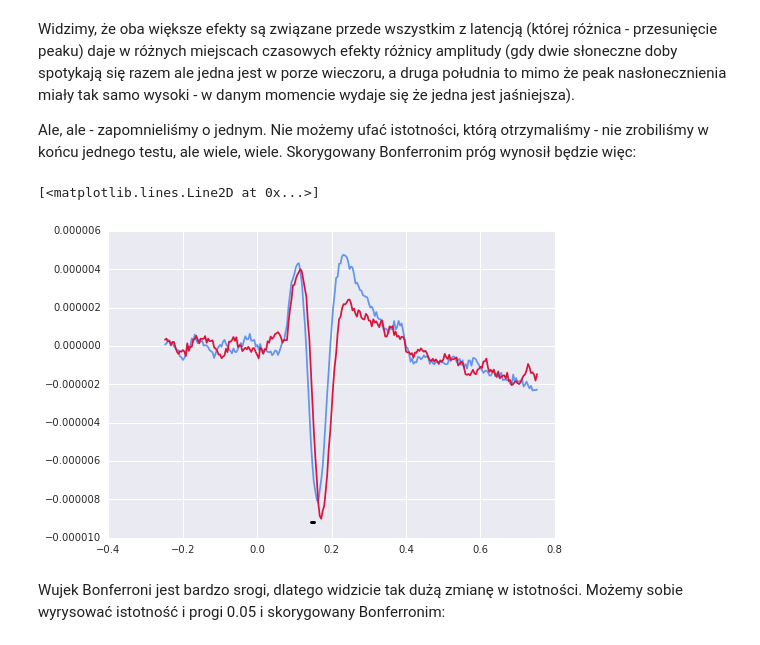
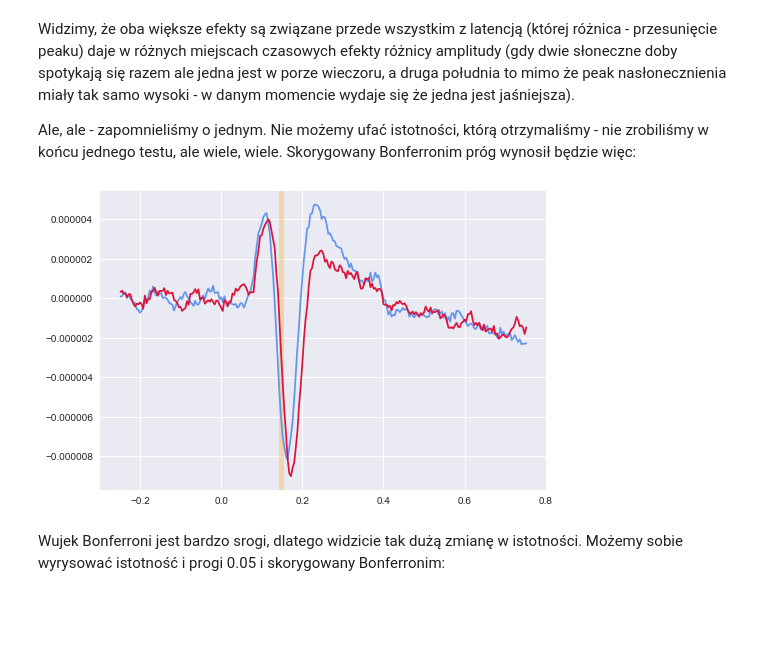
Before and after one commit to mmagnuski/mozg-rozpajton, a Jupyter notebook: notebooks/zajecia_5.ipynb, the cells around one changed output. Drawn from its saved outputs; the diff is of its cells as text; code cells hidden in the pictures; blank space fills up the shorter version.

```diff
--- a/notebooks/zajecia_5.ipynb
+++ b/notebooks/zajecia_5.ipynb
@@ -572,0 +562,9 @@ plt.plot(erp_face.T);
+# %%
+import numpy as np
+
+erp_face = list()
+erp_car = list()
+
+for this_epoch in epoch_list:
+    erp_face.append(______) # w środku robimy erpa z this_epoch dla danego warunku
+    erp_car.append(______) # w środku robimy erpa z this_epoch dla danego warunku
@@ -603,0 +616,15 @@ plt.plot(avg_erp.times, h, color='k', lw=3)
+# %%
+from scipy.stats import ttest_rel
+
+# robimy porównania testem t dla obu warunków
+t_res = ttest_rel(face_chan, car_chan, axis=0)
+
+# narysujemy sobie statystykę i zaznaczymy czarną linią gdzie p < 0.05
+
+# najpierw statystyka:
+plt.plot(avg_erp.times, t_res.statistic, color='seagreen')
+
+# teraz dodajmy podświetlenie korzystając z funkcji highlight z mypy.viz
+from mypy.viz import highlight
+
+highlight(avg_erp.times, t_res.pvalue < 0.05)
@@ -604,16 +633,11 @@ plt.plot(avg_erp.times, h, color='k', lw=3)
 # %%
 # teraz nanieśmy istotne efekty na wykres ze średnią dla jednego i drugiego warunku:
-mean_face = erp_face.mean(axis=0)
-mean_car = erp_car.mean(axis=0)
+mean_face = face_chan.mean(axis=0)
+mean_car = car_chan.mean(axis=0)
 
 plt.plot(avg_erp.times, mean_face, color='cornflowerblue')
 plt.plot(avg_erp.times, mean_car, color='crimson')
 
-# istotne fragmenty - ten fragment jest już dosyć uniwersalny
-# (znajdujemy w nim poziom dla linii, a nie mnożymy zawsze przez -7)
-ylims = plt.ylim()
-y_rng = np.diff(ylims)
-h = (t_res.pvalue < 0.05) * (ylims[0] + y_rng * 0.05) # można też tak: h *= -7
-h[h == 0] = np.nan
-plt.plot(avg_erp.times, h, color='k', lw=3)
+# zaznaczamy istotne fragmenty
+highlight(avg_erp.times, t_res.pvalue < 0.05, alpha=0.3)
 # %% [output]
@@ -626,19 +649,14 @@ Ale, ale - zapomnieliśmy o jednym. Nie możemy ufać istotności, którą otrzy
 # %%
 bonf_tresh = 0.05 / len(t_res.statistic)
 
 plt.plot(avg_erp.times, mean_face, color='cornflowerblue')
 plt.plot(avg_erp.times, mean_car, color='crimson')
 
 # istotne fragmenty - ten fragment jest już dosyć uniwersalny
 # (znajdujemy w nim poziom dla linii, a nie mnożymy zawsze przez -7)
-ylims = plt.ylim()
-y_rng = np.diff(ylims)
-h = (t_res.pvalue < bonf_tresh) * (ylims[0] + y_rng * 0.05) # można też tak: h *= -7
-h[h == 0] = np.nan
-plt.plot(avg_erp.times, h, color='k', lw=3)
+highlight(avg_erp.times, t_res.pvalue < bonf_tresh)
 # %% [output]
-[<matplotlib.lines.Line2D at 0x...>]
-[figure, old version]
+[figure, new version]
 # %% [markdown]
 Wujek Bonferroni jest bardzo srogi, dlatego widzicie tak dużą zmianę w istotności. Możemy sobie wyrysować istotność i progi 0.05 i skorygowany Bonferronim:
 # %%
```
Also changed, not shown: parts of 48 cells of this notebook.
